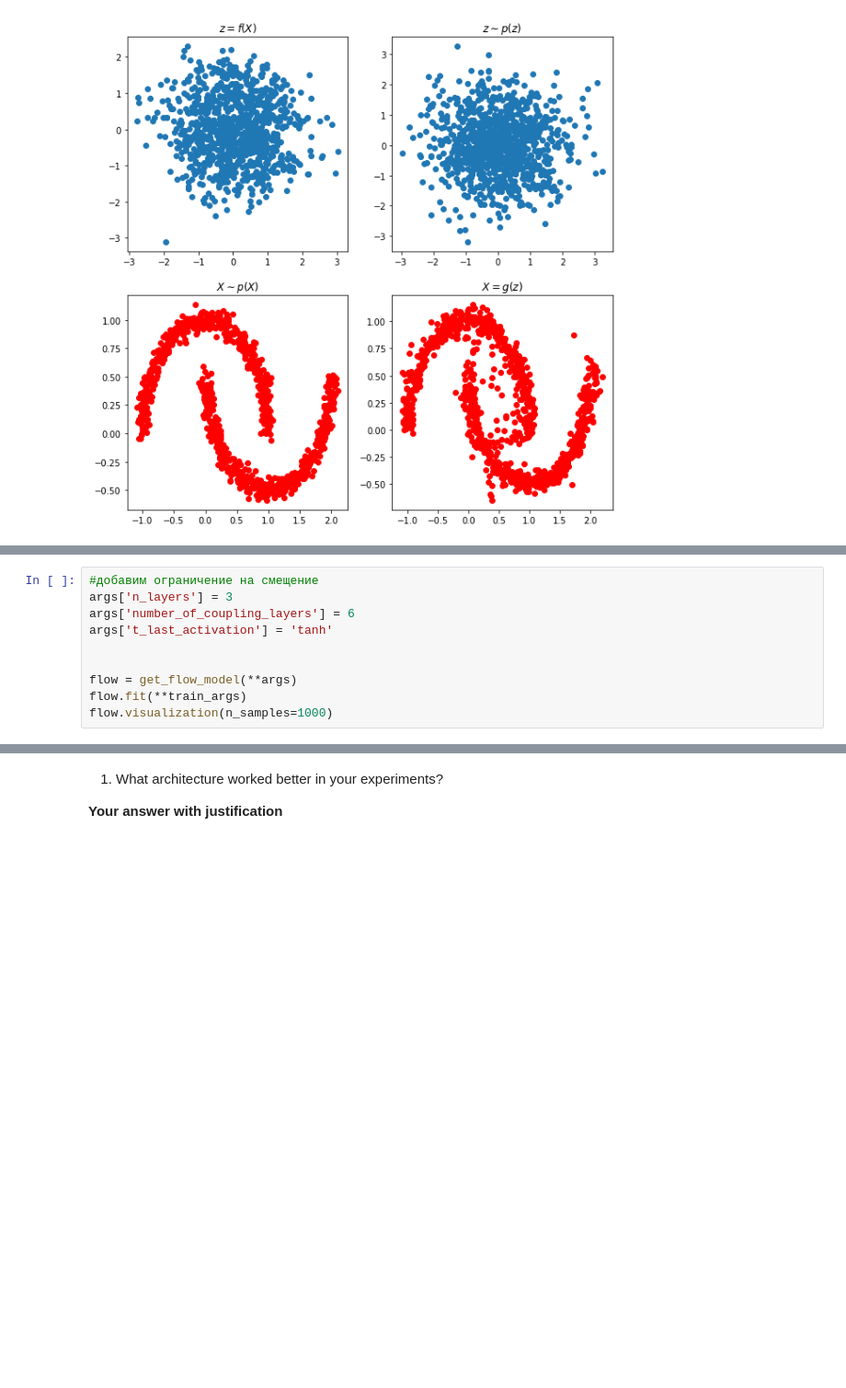
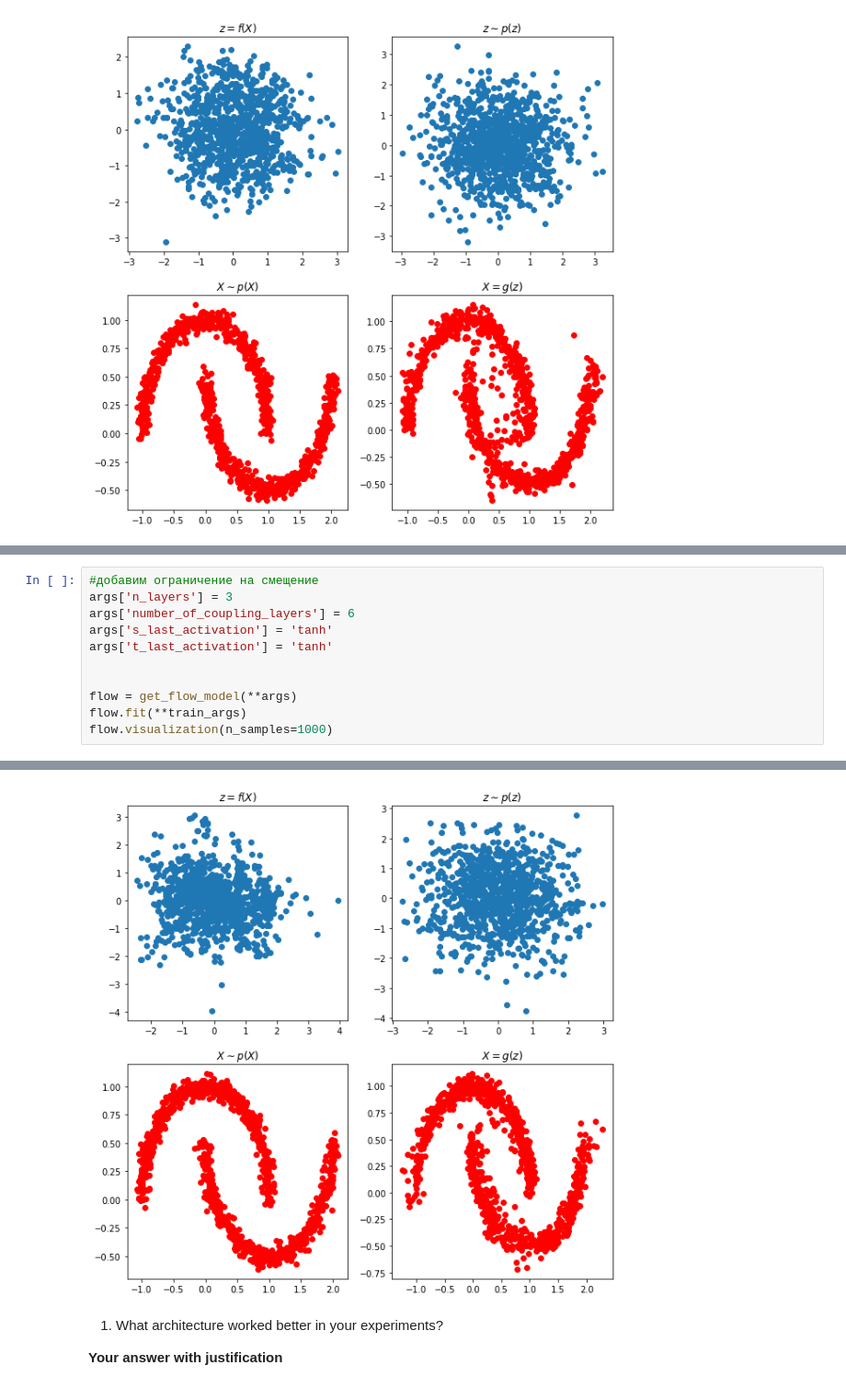
Before and after one commit to Tikhon239/HSE, a Jupyter notebook: BayesML/NF/nf-assignment.ipynb, the cells around one changed output, grey strips where cells are left out. Shown at 92% size. Saved outputs shown, nothing was run; the diff lists cells and outputs as text; blank space fills up the shorter version.

```diff
--- a/BayesML/NF/nf-assignment.ipynb
+++ b/BayesML/NF/nf-assignment.ipynb
@@ -439,9 +459,11 @@ flow.visualization(n_samples=1000)
 #добавим ограничение на смещение
 args['n_layers'] = 3
 args['number_of_coupling_layers'] = 6
+args['s_last_activation'] = 'tanh'
 args['t_last_activation'] = 'tanh'
 
 
 flow = get_flow_model(**args)
 flow.fit(**train_args)
 flow.visualization(n_samples=1000)
+# %% [output]
@@ -448,3 +481,4 @@ flow.visualization(n_samples=1000)
+[figure, added]
 # %% [markdown]
 1. What architecture worked better in your experiments?
 
```
Also changed, not shown: parts of 4 cells of this notebook.
